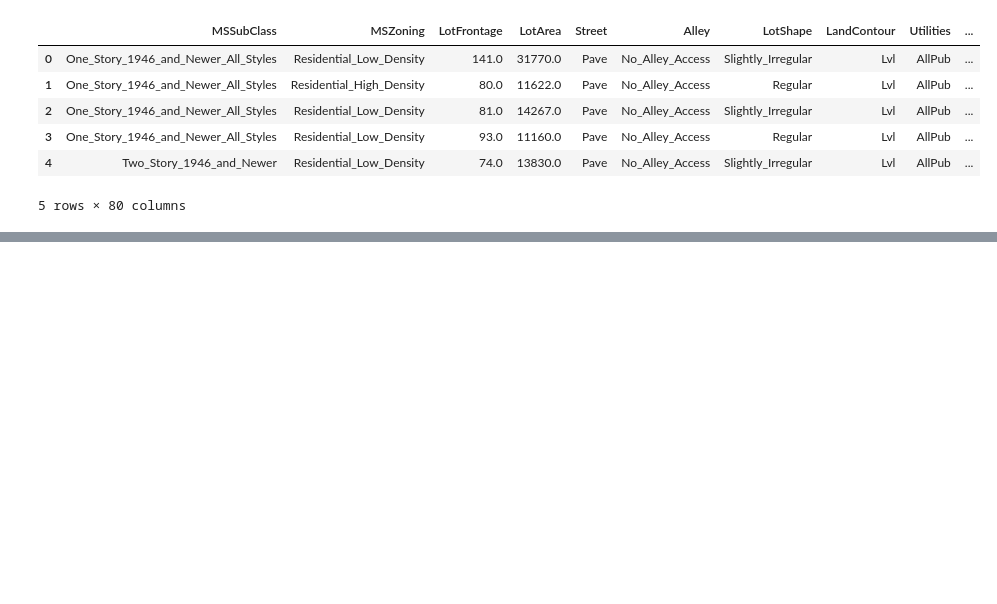
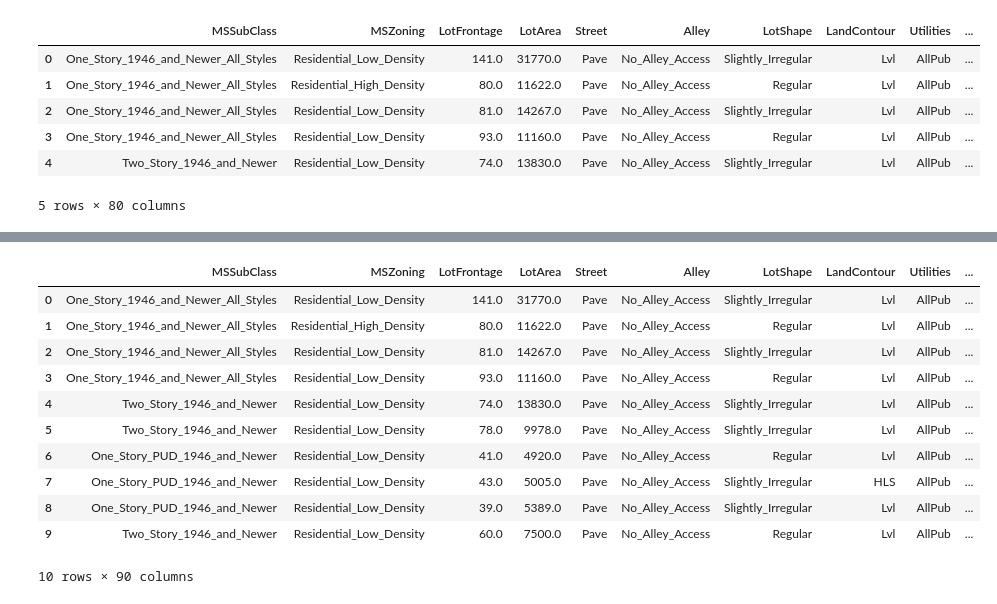
Before and after one commit to MAyub114/pandas_assign, a Jupyter notebook: pandas_assign.ipynb, the cells around one changed output, grey strips where cells are left out. Cells and saved outputs as stored; diff of their text form; code cells hidden in the pictures; blank space fills up the shorter version.

```diff
--- a/pandas_assign.ipynb
+++ b/pandas_assign.ipynb
@@ -64,0 +130,50 @@ This is how to do the same using .assign()
+# %%
+def chain_transform(raw_df):
+    X_new = (
+        raw_df.copy()
+        # mathematical transforms
+        .assign(
+            LivLotRatio=lambda df: df.GrLivArea / df.LotArea,
+            Spaciousness=lambda df: (df.FirstFlrSF + df.SecondFlrSF) / df.TotRmsAbvGrd,
+            TotalOutsideSF=lambda df: df[[
+                "WoodDeckSF", "OpenPorchSF", "EnclosedPorch",
+                "Threeseasonporch", "ScreenPorch"
+            ]].sum(axis=1)
+        )
+        # interaction with categorical
+        .assign(
+            **pd.get_dummies(raw_df.BldgType, prefix="Bldg").mul(raw_df.GrLivArea, axis=0)
+        )
+        # count feature
+        .assign(
+            PorchTypes=lambda df: df[[
+                "WoodDeckSF", "OpenPorchSF", "EnclosedPorch",
+                "Threeseasonporch", "ScreenPorch"
+            ]].gt(0.0).sum(axis=1)
+        )
+        # string
+        .assign(
+            MSClass=lambda df: df.MSSubClass.str.split("_", n=1, expand=True)[0]
+        )
+        # groupby
+        .assign(
+            MedNhbdArea=lambda df: df.groupby("Neighborhood")["GrLivArea"].transform("median")
+        )
+    )
+
+    return X_new
+# %%
+chain_transform(ames).head(10)
+# %% [output]
+|  | MSSubClass | MSZoning | LotFrontage | LotArea | Street | Alley | LotShape | LandContour | Utilities | ... |
+| 0 | One_Story_1946_and_Newer_All_Styles | Residential_Low_Density | 141.0 | 31770.0 | Pave | No_Alley_Access | Slightly_Irregular | Lvl | AllPub | ... |
+| 1 | One_Story_1946_and_Newer_All_Styles | Residential_High_Density | 80.0 | 11622.0 | Pave | No_Alley_Access | Regular | Lvl | AllPub | ... |
+| 2 | One_Story_1946_and_Newer_All_Styles | Residential_Low_Density | 81.0 | 14267.0 | Pave | No_Alley_Access | Slightly_Irregular | Lvl | AllPub | ... |
+| 3 | One_Story_1946_and_Newer_All_Styles | Residential_Low_Density | 93.0 | 11160.0 | Pave | No_Alley_Access | Regular | Lvl | AllPub | ... |
+| 4 | Two_Story_1946_and_Newer | Residential_Low_Density | 74.0 | 13830.0 | Pave | No_Alley_Access | Slightly_Irregular | Lvl | AllPub | ... |
+| 5 | Two_Story_1946_and_Newer | Residential_Low_Density | 78.0 | 9978.0 | Pave | No_Alley_Access | Slightly_Irregular | Lvl | AllPub | ... |
+| 6 | One_Story_PUD_1946_and_Newer | Residential_Low_Density | 41.0 | 4920.0 | Pave | No_Alley_Access | Regular | Lvl | AllPub | ... |
+| 7 | One_Story_PUD_1946_and_Newer | Residential_Low_Density | 43.0 | 5005.0 | Pave | No_Alley_Access | Slightly_Irregular | HLS | AllPub | ... |
+| 8 | One_Story_PUD_1946_and_Newer | Residential_Low_Density | 39.0 | 5389.0 | Pave | No_Alley_Access | Slightly_Irregular | Lvl | AllPub | ... |
+| 9 | Two_Story_1946_and_Newer | Residential_Low_Density | 60.0 | 7500.0 | Pave | No_Alley_Access | Regular | Lvl | AllPub | ... |
+10 rows × 90 columns
```
Also changed, not shown: parts of 10 cells of this notebook.
